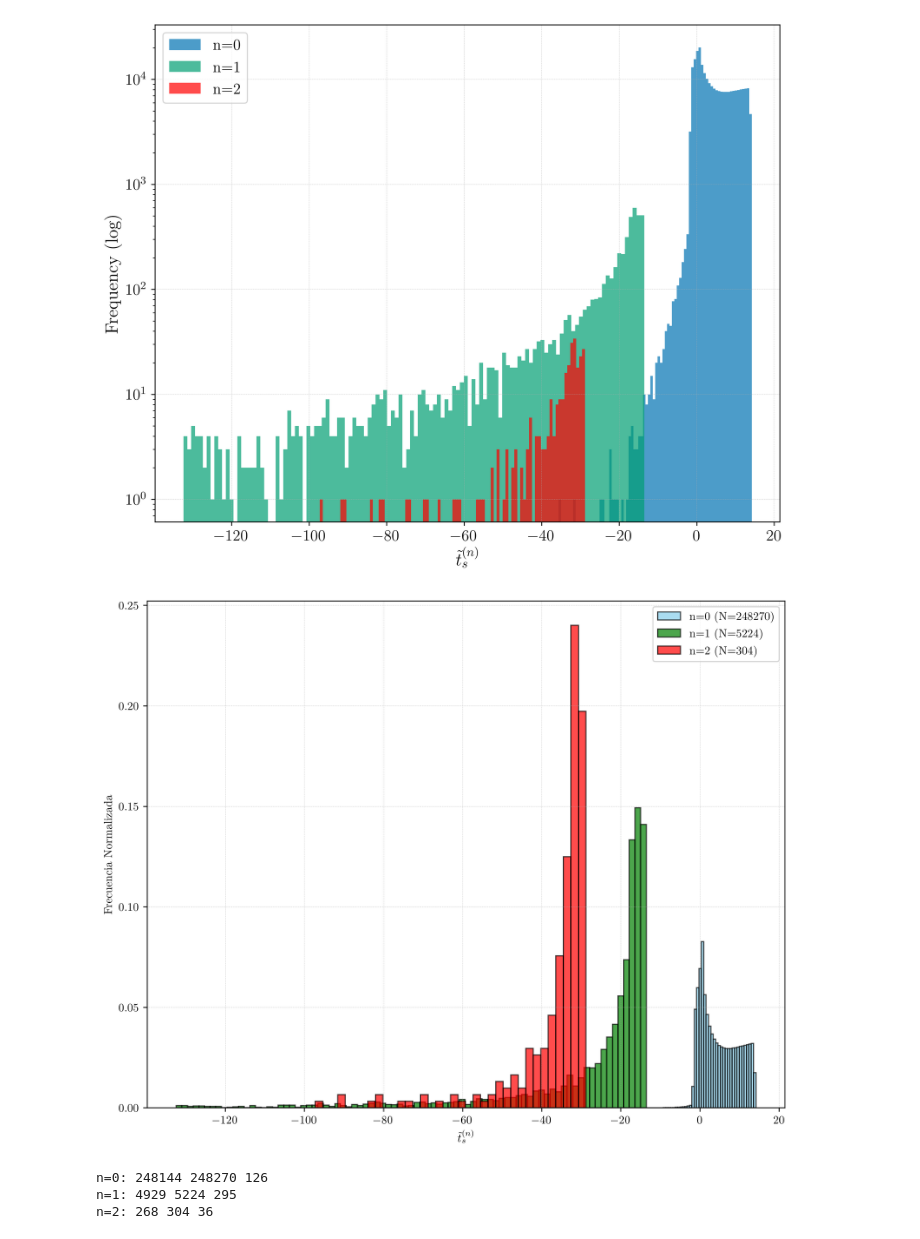
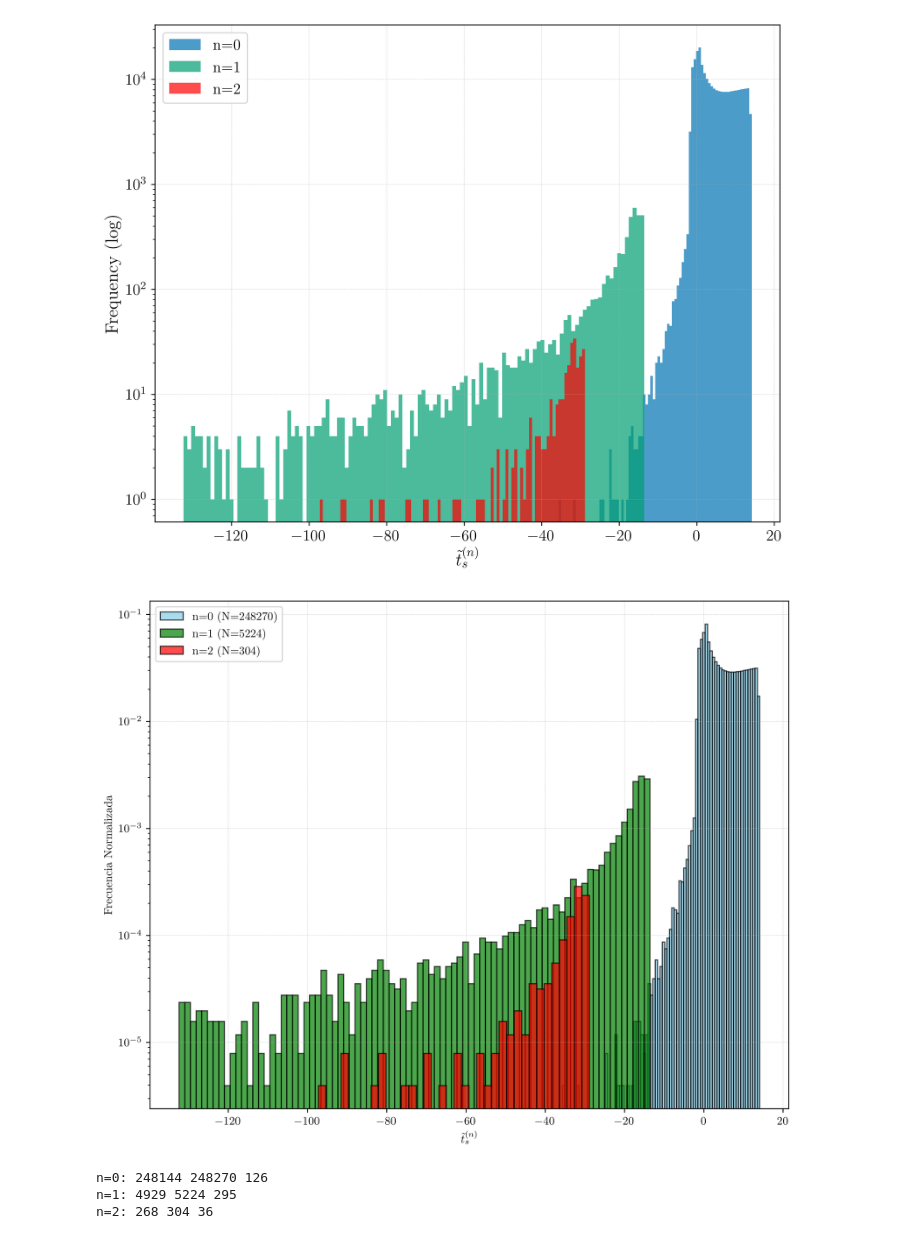
Before and after one commit to drojaspater/VariabilityOfBlackHoleLightCurves, a Jupyter notebook: GraphicalData.ipynb, the cells around one changed output. Cells and saved outputs as stored; diff of their text form; code cells hidden in the pictures.

Commit message:
I changed the scale and the normalization rule of the histograms

```diff
--- a/GraphicalData.ipynb
+++ b/GraphicalData.ipynb
@@ -470,38 +470,39 @@ plt.show()
 
 # Only if LaTeX is configured locally
 import matplotlib as mpl
 mpl.rcParams['text.usetex'] = True
 mpl.rcParams['font.family'] = 'serif'
 
 plt.figure(figsize=[10,8], dpi=400)
 
 # Calcular pesos de normalización
 N_live0 = mask0.sum()
 N_live1 = mask1.sum()
 N_live2 = mask2.sum()
-peso_0 = np.ones_like(t_renorm_0) / N_live0
-peso_1 = np.ones_like(t_renorm_1) / N_live1
-peso_2 = np.ones_like(t_renorm_2) / N_live2
+N_live = N_live0 + N_live1 + N_live2
+peso_0 = np.ones_like(t_renorm_0) / N_live
+peso_1 = np.ones_like(t_renorm_1) / N_live
+peso_2 = np.ones_like(t_renorm_2) / N_live
 
 # Histogramas normalizados
 plt.hist(t_renorm_0, bins=bins_freedman_diaconis1, weights=peso_0,
          color='skyblue', edgecolor='black', label=f"n=0 (N={N_live0})", alpha=0.7)
 
 plt.hist(t_renorm_1, bins=bins_freedman_diaconis1, weights=peso_1,
          color='green', edgecolor='black', label=f"n=1 (N={N_live1})", alpha=0.7)
 
 plt.hist(t_renorm_2, bins=bins_freedman_diaconis2, weights=peso_2,
          color='red', edgecolor='black', label=f"n=2 (N={N_live2})", alpha=0.7)
 
-
+plt.yscale("log")  # logarithmic scale on the Y axis
 plt.grid(True, linestyle='--', alpha=0.7, linewidth=0.3)
 plt.legend()
 plt.xlabel(r'$\tilde{t}_s^{(n)}$')
 plt.ylabel(r'$\mathrm{Frecuencia\ Normalizada}$')
 #plt.savefig(path_images + rf"\HistoGrama_i17_total_normalized.png", dpi=400, bbox_inches='tight')
 plt.show()
 # %% [output]
-[figure, old version]
+[figure, new version]
 # %%
 print("n=0:",len(t_renorm_0),N_live0,np.abs(len(t_renorm_0)-N_live0))
 print("n=1:",len(t_renorm_1),N_live1,np.abs(len(t_renorm_1)-N_live1))
```
